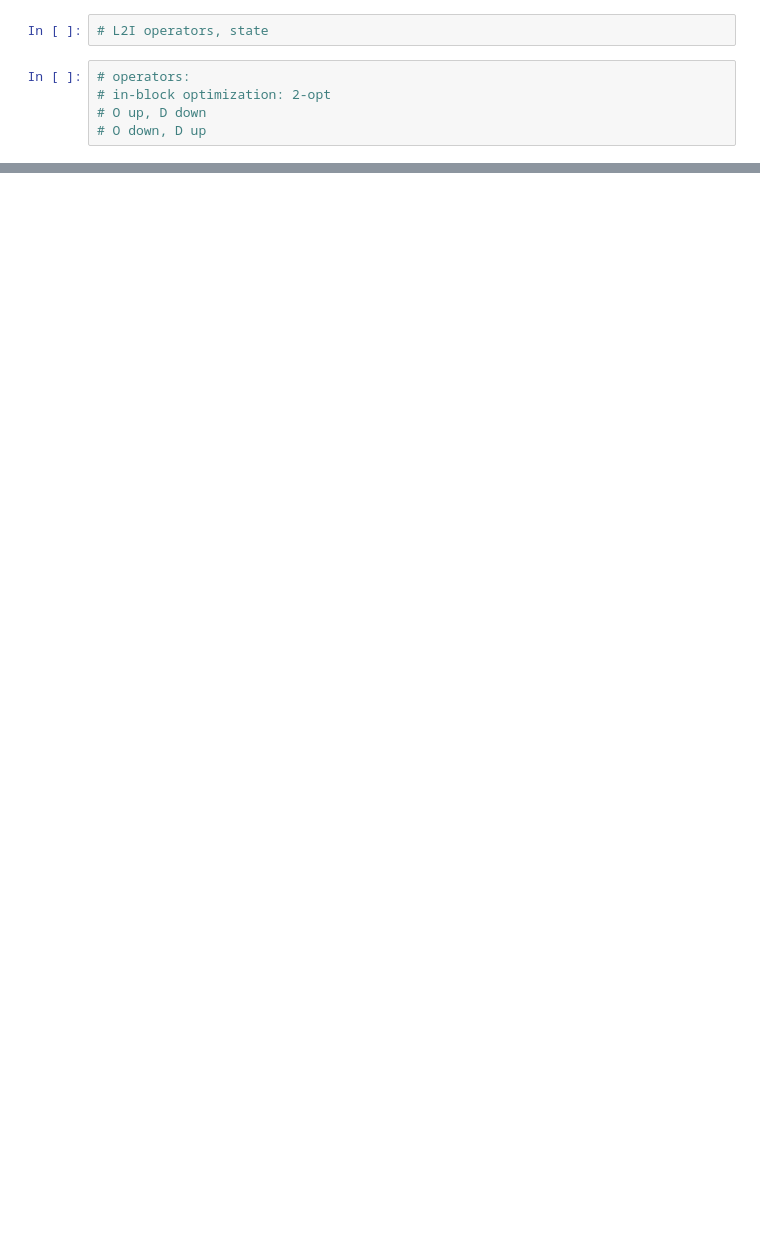
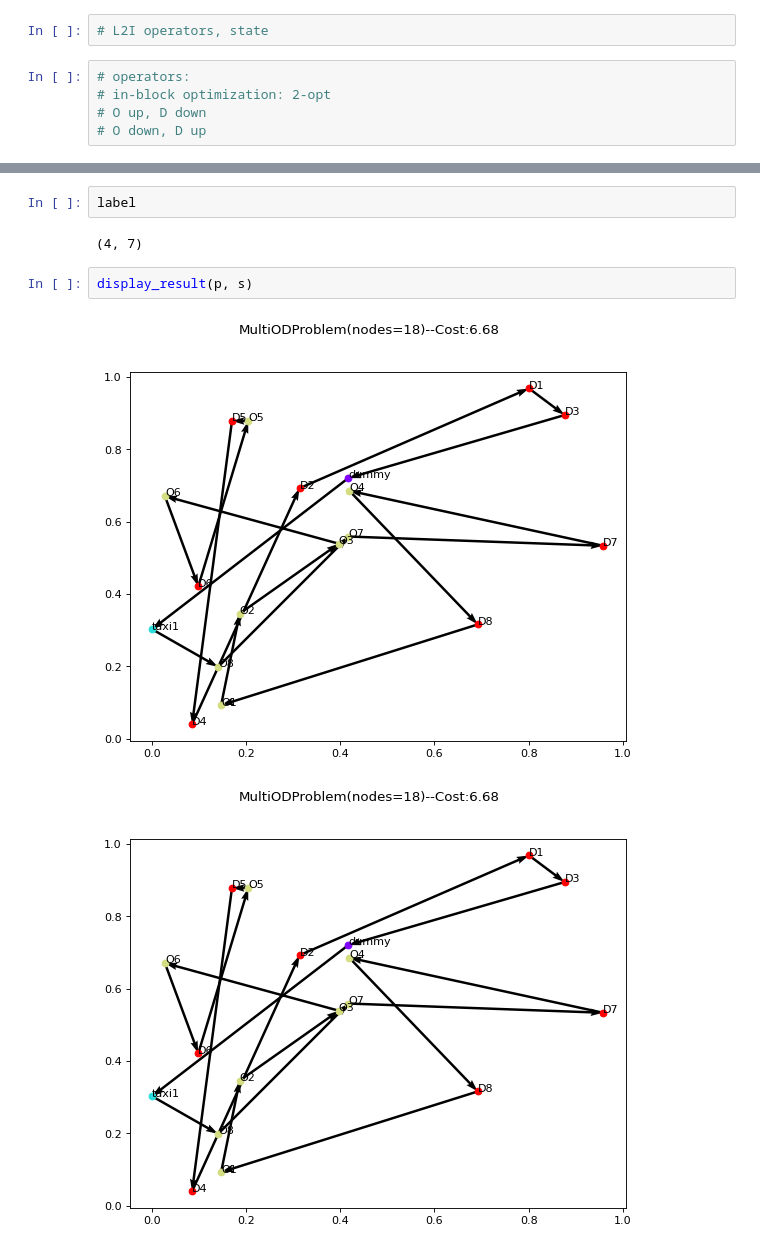
Before and after one commit to bwfbowen/L2T, a Jupyter notebook: test.ipynb, the cells around one changed output, grey strips where cells are left out. Saved outputs shown, nothing was run; the diff lists cells and outputs as text; blank space fills up the shorter version.

```diff
--- a/test.ipynb
+++ b/test.ipynb
@@ -69,0 +238,9 @@ display_result(p, s)
+# %%
+label
+# %% [output]
+(4, 7)
+# %%
+display_result(p, s)
+# %% [output]
+[figure, added]
+[figure, added]
```
Also changed, not shown: parts of 19 cells of this notebook, 1 other file.
